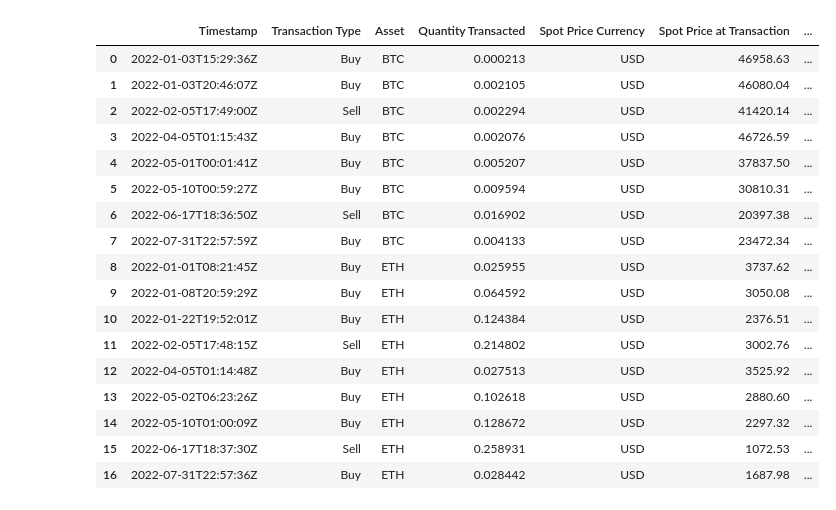
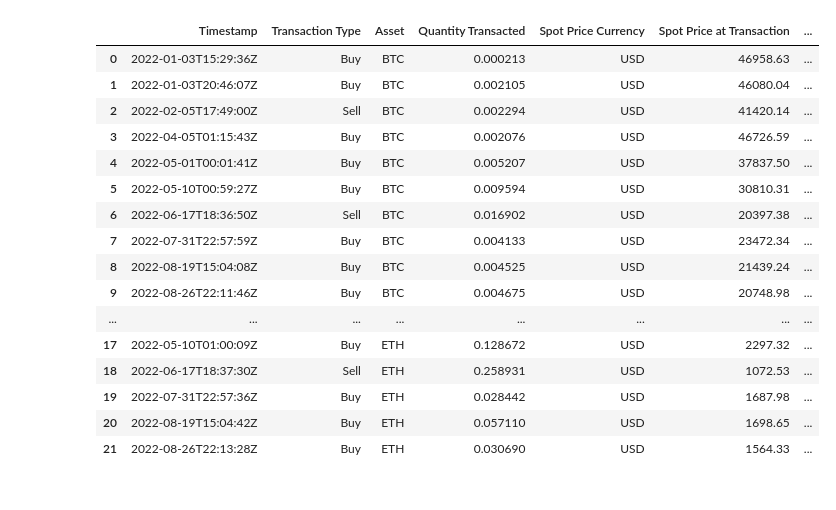
Before and after one commit to finnnilsen90/finance-blockchain_analysis, a Jupyter notebook: crypto_analysis.ipynb, the cells around one changed output. Drawn from its saved outputs; the diff is of its cells as text; code cells hidden in the pictures.

```diff
--- a/crypto_analysis.ipynb
+++ b/crypto_analysis.ipynb
@@ -19,28 +21,27 @@ day_1 = datetime.timedelta(1)
 yesterday = today - day_1
 get_yesterday = yesterday.strftime("%Y-%m-%d")
 # %%
-file = 'Coinbase-61c7c47cc8f40cd7a72cd6da-TransactionsHistoryReport-2022-08-02-06-23-27.csv'
+file = 'Coinbase-61c7c47cc8f40cd7a72cd6da-TransactionsHistoryReport-2022-09-10-23-11-52.csv'
 data_coin = pd.read_csv(file, header=3)
 data_coin
 # %% [output]
 |  | Timestamp | Transaction Type | Asset | Quantity Transacted | Spot Price Currency | Spot Price at Transaction | ... |
 | 0 | 2022-01-03T15:29:36Z | Buy | BTC | 0.000213 | USD | 46958.63 | ... |
 | 1 | 2022-01-03T20:46:07Z | Buy | BTC | 0.002105 | USD | 46080.04 | ... |
 | 2 | 2022-02-05T17:49:00Z | Sell | BTC | 0.002294 | USD | 41420.14 | ... |
 | 3 | 2022-04-05T01:15:43Z | Buy | BTC | 0.002076 | USD | 46726.59 | ... |
 | 4 | 2022-05-01T00:01:41Z | Buy | BTC | 0.005207 | USD | 37837.50 | ... |
 | 5 | 2022-05-10T00:59:27Z | Buy | BTC | 0.009594 | USD | 30810.31 | ... |
 | 6 | 2022-06-17T18:36:50Z | Sell | BTC | 0.016902 | USD | 20397.38 | ... |
 | 7 | 2022-07-31T22:57:59Z | Buy | BTC | 0.004133 | USD | 23472.34 | ... |
-| 8 | 2022-01-01T08:21:45Z | Buy | ETH | 0.025955 | USD | 3737.62 | ... |
-| 9 | 2022-01-08T20:59:29Z | Buy | ETH | 0.064592 | USD | 3050.08 | ... |
-| 10 | 2022-01-22T19:52:01Z | Buy | ETH | 0.124384 | USD | 2376.51 | ... |
-| 11 | 2022-02-05T17:48:15Z | Sell | ETH | 0.214802 | USD | 3002.76 | ... |
-| 12 | 2022-04-05T01:14:48Z | Buy | ETH | 0.027513 | USD | 3525.92 | ... |
-| 13 | 2022-05-02T06:23:26Z | Buy | ETH | 0.102618 | USD | 2880.60 | ... |
-| 14 | 2022-05-10T01:00:09Z | Buy | ETH | 0.128672 | USD | 2297.32 | ... |
-| 15 | 2022-06-17T18:37:30Z | Sell | ETH | 0.258931 | USD | 1072.53 | ... |
-| 16 | 2022-07-31T22:57:36Z | Buy | ETH | 0.028442 | USD | 1687.98 | ... |
+| 8 | 2022-08-19T15:04:08Z | Buy | BTC | 0.004525 | USD | 21439.24 | ... |
+| 9 | 2022-08-26T22:11:46Z | Buy | BTC | 0.004675 | USD | 20748.98 | ... |
+| ... | ... | ... | ... | ... | ... | ... | ... |
+| 17 | 2022-05-10T01:00:09Z | Buy | ETH | 0.128672 | USD | 2297.32 | ... |
+| 18 | 2022-06-17T18:37:30Z | Sell | ETH | 0.258931 | USD | 1072.53 | ... |
+| 19 | 2022-07-31T22:57:36Z | Buy | ETH | 0.028442 | USD | 1687.98 | ... |
+| 20 | 2022-08-19T15:04:42Z | Buy | ETH | 0.057110 | USD | 1698.65 | ... |
+| 21 | 2022-08-26T22:13:28Z | Buy | ETH | 0.030690 | USD | 1564.33 | ... |
 # %%
 # Set Lookback
 lookback_window = 90
```
Also changed, not shown: parts of 7 cells of this notebook.
